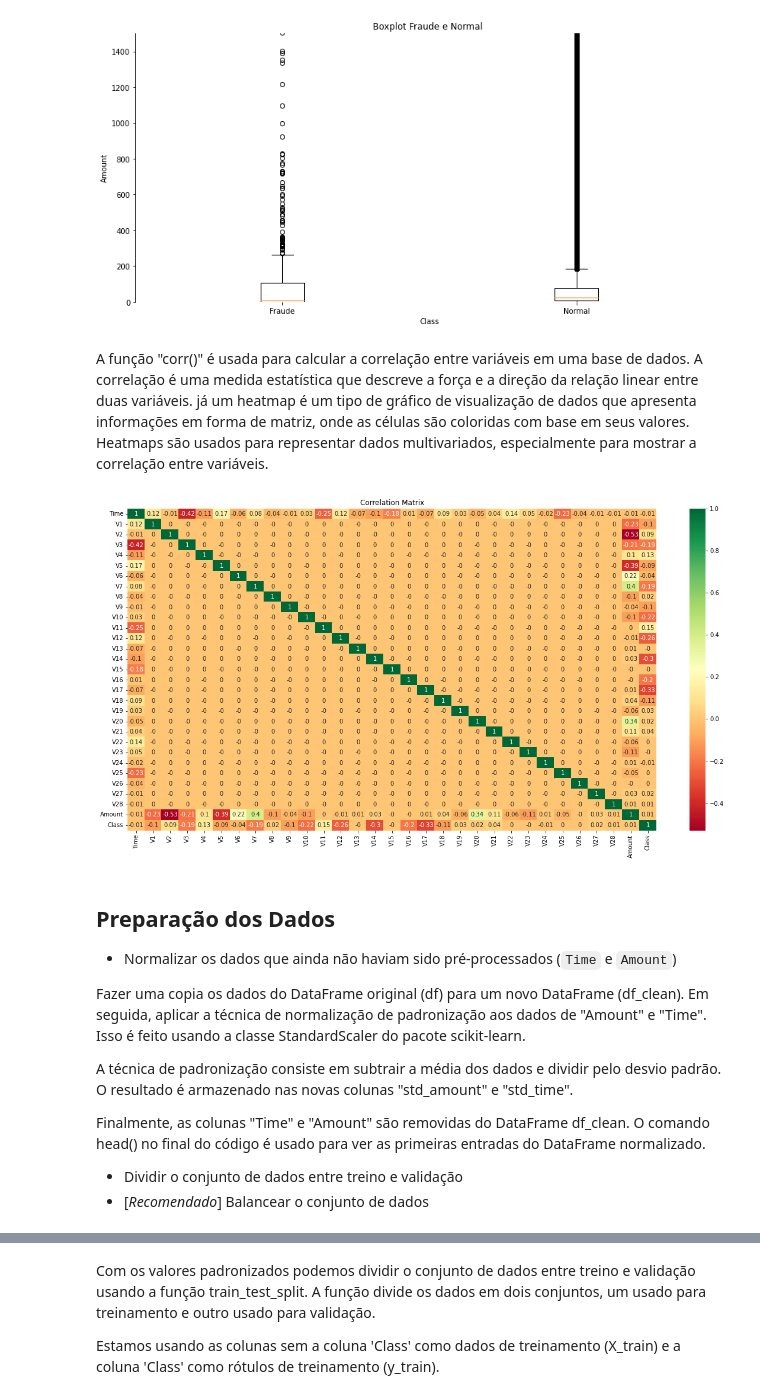
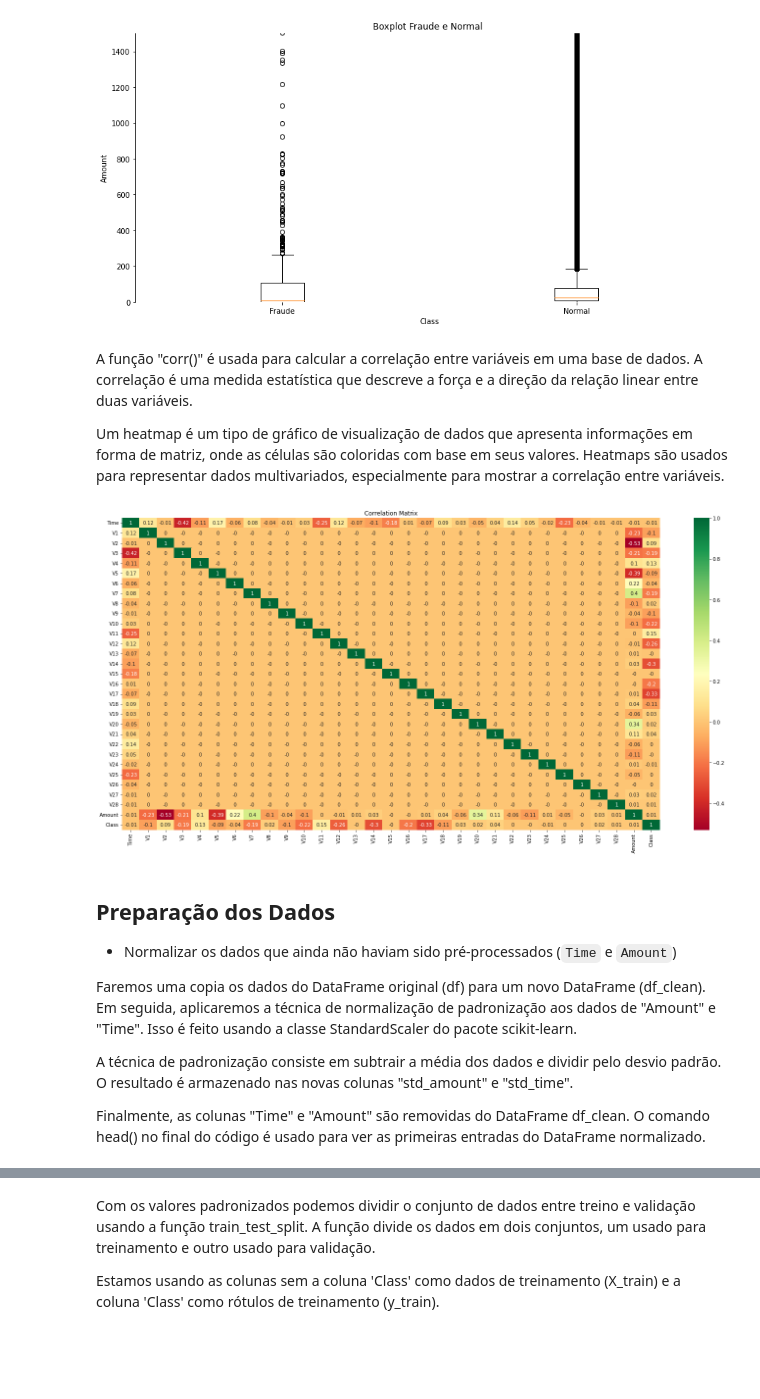
Before and after one commit to IsWallison/Deteccao_de_Fraude, a Jupyter notebook: Projeto_Detecção_de_Fraude_em_Cartões_de_Crédito.ipynb, the cells around one changed output, grey strips where cells are left out. Cells and saved outputs as stored; diff of their text form; code cells hidden in the pictures; blank space fills up the shorter version.

```diff
--- a/Projeto_Detecção_de_Fraude_em_Cartões_de_Crédito.ipynb
+++ b/Projeto_Detecção_de_Fraude_em_Cartões_de_Crédito.ipynb
@@ -245,37 +264,36 @@ plt.tight_layout()
 # %% [markdown]
 A função "corr()" é usada para calcular a correlação entre variáveis em uma base de dados.
 A correlação é uma medida estatística que descreve a força e a direção da relação linear entre duas variáveis.
-já um heatmap é um tipo de gráfico de visualização de dados que apresenta informações em forma de matriz, onde as células são coloridas com base em seus valores. Heatmaps são usados para representar dados multivariados, especialmente para mostrar a correlação entre variáveis.
+
+Um heatmap é um tipo de gráfico de visualização de dados que apresenta informações em forma de matriz, onde as células são coloridas com base em seus valores. Heatmaps são usados para representar dados multivariados, especialmente para mostrar a correlação entre variáveis.
 # %%
 corr = df.corr()
 corr= corr.round(2)
 
 # Create a figure and an Axes object
 fig, ax = plt.subplots(figsize=(20, 10))
 
 # Plot the heatmap
 sns.heatmap(corr, cmap='RdYlGn', annot=True, ax=ax,)
 
 # Set the title
 ax.set_title("Correlation Matrix")
 
 # Show the plot
+plt.tight_layout()
 plt.show()
 # %% [output]
-[figure, old version]
+[figure, new version]
 # %% [markdown]
 ## Preparação dos Dados
 
 * Normalizar os dados que ainda não haviam sido pré-processados (`Time` e `Amount`)
 
-Fazer uma copia os dados do DataFrame original (df) para um novo DataFrame (df_clean). Em seguida, aplicar a técnica de normalização de padronização aos dados de "Amount" e "Time". Isso é feito usando a classe StandardScaler do pacote scikit-learn.
+Faremos uma copia os dados do DataFrame original (df) para um novo DataFrame (df_clean). Em seguida, aplicaremos a técnica de normalização de padronização aos dados de "Amount" e "Time". Isso é feito usando a classe StandardScaler do pacote scikit-learn.
 
 A técnica de padronização consiste em subtrair a média dos dados e dividir pelo desvio padrão. O resultado é armazenado nas novas colunas "std_amount" e "std_time".
 
 Finalmente, as colunas "Time" e "Amount" são removidas do DataFrame df_clean. O comando head() no final do código é usado para ver as primeiras entradas do DataFrame normalizado.
-
-* Dividir o conjunto de dados entre treino e validação
-* [*Recomendado*] Balancear o conjunto de dados
 # %%
 #Copia
 df_clean = df.copy()
```
Also changed, not shown: parts of 31 cells of this notebook.
